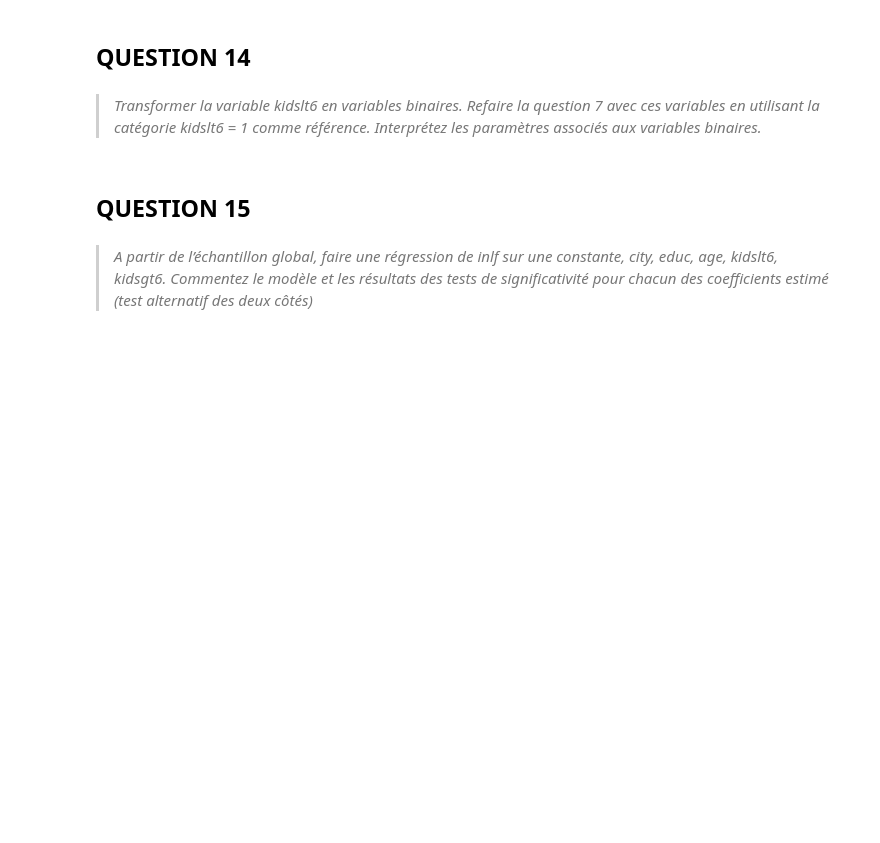
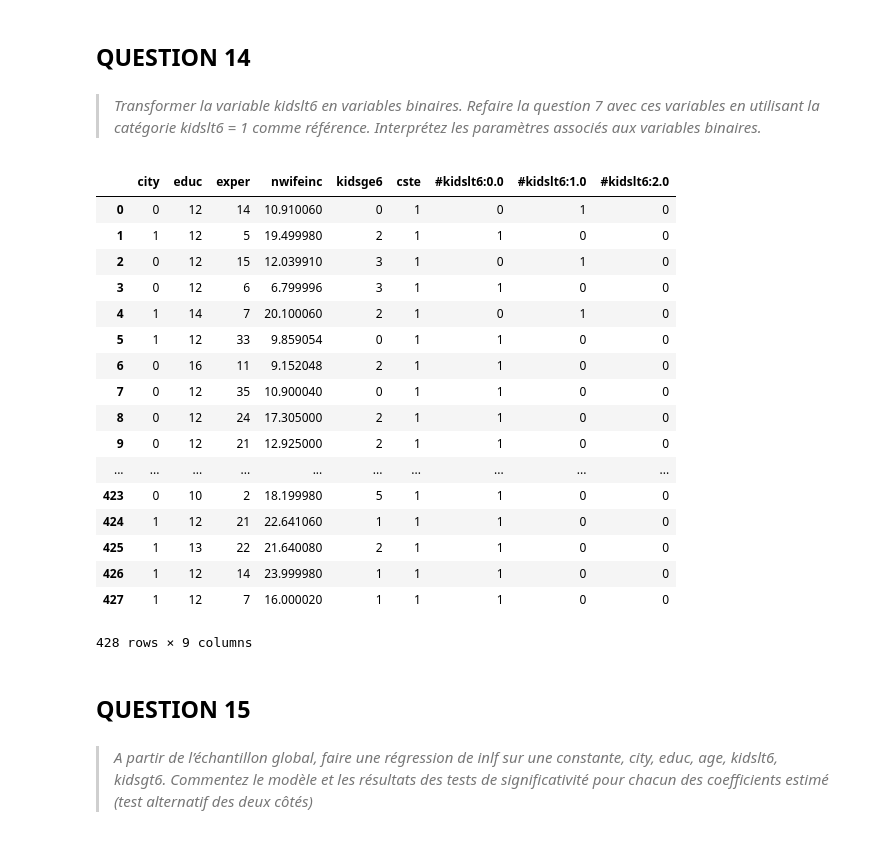
Before and after one commit to florianriche/econometrie, a Jupyter notebook: Econometry_subjectA.ipynb, the cells around one changed output. Saved outputs shown, nothing was run; the diff lists cells and outputs as text; code cells hidden in the pictures; blank space fills up the shorter version.

```diff
--- a/Econometry_subjectA.ipynb
+++ b/Econometry_subjectA.ipynb
@@ -365,6 +380,36 @@ plt.show()
 ## QUESTION 14
 # %% [markdown]
 >  *Transformer la variable kidslt6 en variables binaires. Refaire la question 7 avec ces variables en utilisant la catégorie kidslt6 = 1 comme référence. Interprétez les paramètres associés aux variables binaires.*
+# %%
+from sklearn.preprocessing import Binarizer
+data_df_wage_X = data_df_wage[['city','educ','exper','nwifeinc','kidslt6','kidsge6']].copy()
+data_df_wage_X['cste'] = 1
+data_df_wage_Y = data_df_wage['wage']
+Y =  data_df_wage['wage']
+
+dummified_label = pd.get_dummies(data_df_wage_X['kidslt6'],prefix_sep=":",prefix='#kidslt6')
+X_dummified = pd.concat([data_df_wage_X,dummified_label],axis=1)
+del X_dummified['kidslt6']
+X_dummified
+# %% [output]
+|  | city | educ | exper | nwifeinc | kidsge6 | cste | #kidslt6:0.0 | #kidslt6:1.0 | #kidslt6:2.0 |
+| 0 | 0 | 12 | 14 | 10.910060 | 0 | 1 | 0 | 1 | 0 |
+| 1 | 1 | 12 | 5 | 19.499980 | 2 | 1 | 1 | 0 | 0 |
+| 2 | 0 | 12 | 15 | 12.039910 | 3 | 1 | 0 | 1 | 0 |
+| 3 | 0 | 12 | 6 | 6.799996 | 3 | 1 | 1 | 0 | 0 |
+| 4 | 1 | 14 | 7 | 20.100060 | 2 | 1 | 0 | 1 | 0 |
+| 5 | 1 | 12 | 33 | 9.859054 | 0 | 1 | 1 | 0 | 0 |
+| 6 | 0 | 16 | 11 | 9.152048 | 2 | 1 | 1 | 0 | 0 |
+| 7 | 0 | 12 | 35 | 10.900040 | 0 | 1 | 1 | 0 | 0 |
+| 8 | 0 | 12 | 24 | 17.305000 | 2 | 1 | 1 | 0 | 0 |
+| 9 | 0 | 12 | 21 | 12.925000 | 2 | 1 | 1 | 0 | 0 |
+| ... | ... | ... | ... | ... | ... | ... | ... | ... | ... |
+| 423 | 0 | 10 | 2 | 18.199980 | 5 | 1 | 1 | 0 | 0 |
+| 424 | 1 | 12 | 21 | 22.641060 | 1 | 1 | 1 | 0 | 0 |
+| 425 | 1 | 13 | 22 | 21.640080 | 2 | 1 | 1 | 0 | 0 |
+| 426 | 1 | 12 | 14 | 23.999980 | 1 | 1 | 1 | 0 | 0 |
+| 427 | 1 | 12 | 7 | 16.000020 | 1 | 1 | 1 | 0 | 0 |
+428 rows × 9 columns
 # %% [markdown]
 ## QUESTION 15
 # %% [markdown]
```
Also changed, not shown: parts of 21 cells of this notebook.
